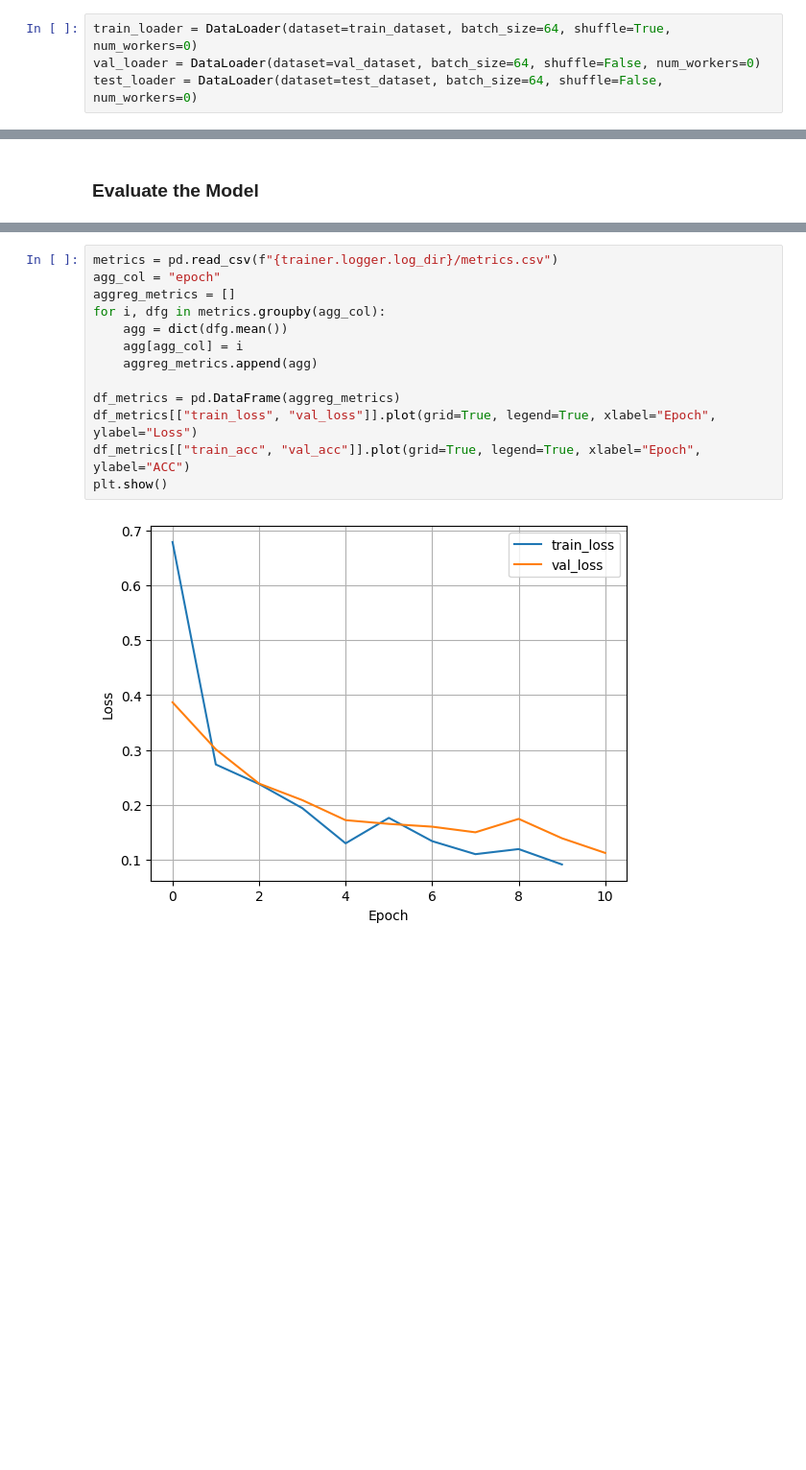
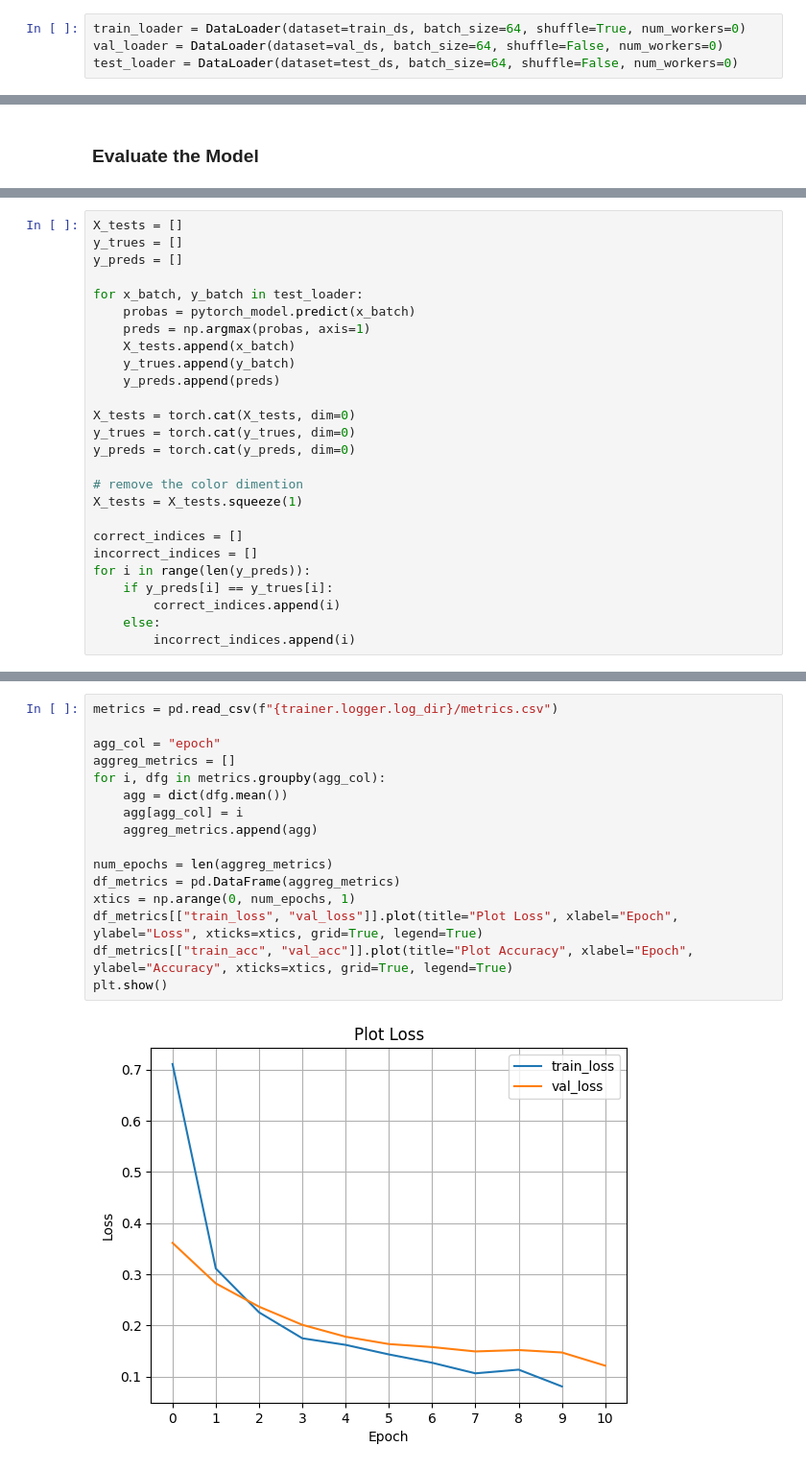
Before and after one commit to gsmrana/Deep-Learning-Starter, a Jupyter notebook: pytorch_starter/05_LightningMLP_mnist.ipynb, the cells around one changed output, grey strips where cells are left out. Shown at 96% size. Drawn from its saved outputs; the diff is of its cells as text; blank space fills up the shorter version.

Commit message:
Refactoring and Unification of the Model implementation

```diff
--- a/pytorch_starter/05_LightningMLP_mnist.ipynb
+++ b/pytorch_starter/05_LightningMLP_mnist.ipynb
@@ -50,9 +45,9 @@ Test set size      : 10000
 # %% [markdown]
 ### Defining the DataLoader
 # %%
-train_loader = DataLoader(dataset=train_dataset, batch_size=64, shuffle=True, num_workers=0)
-val_loader = DataLoader(dataset=val_dataset, batch_size=64, shuffle=False, num_workers=0)
-test_loader = DataLoader(dataset=test_dataset, batch_size=64, shuffle=False, num_workers=0)
+train_loader = DataLoader(dataset=train_ds, batch_size=64, shuffle=True, num_workers=0)
+val_loader = DataLoader(dataset=val_ds, batch_size=64, shuffle=False, num_workers=0)
+test_loader = DataLoader(dataset=test_ds, batch_size=64, shuffle=False, num_workers=0)
 # %%
 train_counter = Counter()
 for _, labels in train_loader:
@@ -271 +300,27 @@ Test Accuracy : 0.97
+# %%
+X_tests = []
+y_trues = []
+y_preds = []
+
+for x_batch, y_batch in test_loader:
+    probas = pytorch_model.predict(x_batch)
+    preds = np.argmax(probas, axis=1)
+    X_tests.append(x_batch)
+    y_trues.append(y_batch)
+    y_preds.append(preds)
+
+X_tests = torch.cat(X_tests, dim=0)
+y_trues = torch.cat(y_trues, dim=0)
+y_preds = torch.cat(y_preds, dim=0)
+
+# remove the color dimention
+X_tests = X_tests.squeeze(1)
+
+correct_indices = []
+incorrect_indices = []
+for i in range(len(y_preds)):
+    if y_preds[i] == y_trues[i]:
+        correct_indices.append(i)
+    else:
+        incorrect_indices.append(i)
 # %% [markdown]
@@ -309,15 +354,18 @@ plt.show()
 # %%
 metrics = pd.read_csv(f"{trainer.logger.log_dir}/metrics.csv")
+
 agg_col = "epoch"
 aggreg_metrics = []
 for i, dfg in metrics.groupby(agg_col):
     agg = dict(dfg.mean())
     agg[agg_col] = i
     aggreg_metrics.append(agg)
 
+num_epochs = len(aggreg_metrics)
 df_metrics = pd.DataFrame(aggreg_metrics)
-df_metrics[["train_loss", "val_loss"]].plot(grid=True, legend=True, xlabel="Epoch", ylabel="Loss")
-df_metrics[["train_acc", "val_acc"]].plot(grid=True, legend=True, xlabel="Epoch", ylabel="ACC")
+xtics = np.arange(0, num_epochs, 1)
+df_metrics[["train_loss", "val_loss"]].plot(title="Plot Loss", xlabel="Epoch", ylabel="Loss", xticks=xtics, grid=True, legend=True)
+df_metrics[["train_acc", "val_acc"]].plot(title="Plot Accuracy", xlabel="Epoch", ylabel="Accuracy", xticks=xtics, grid=True, legend=True)
 plt.show()
 # %% [output]
-[figure, old version]
+[figure, new version]
```
Also changed, not shown: parts of 25 cells of this notebook, 14 other files.
